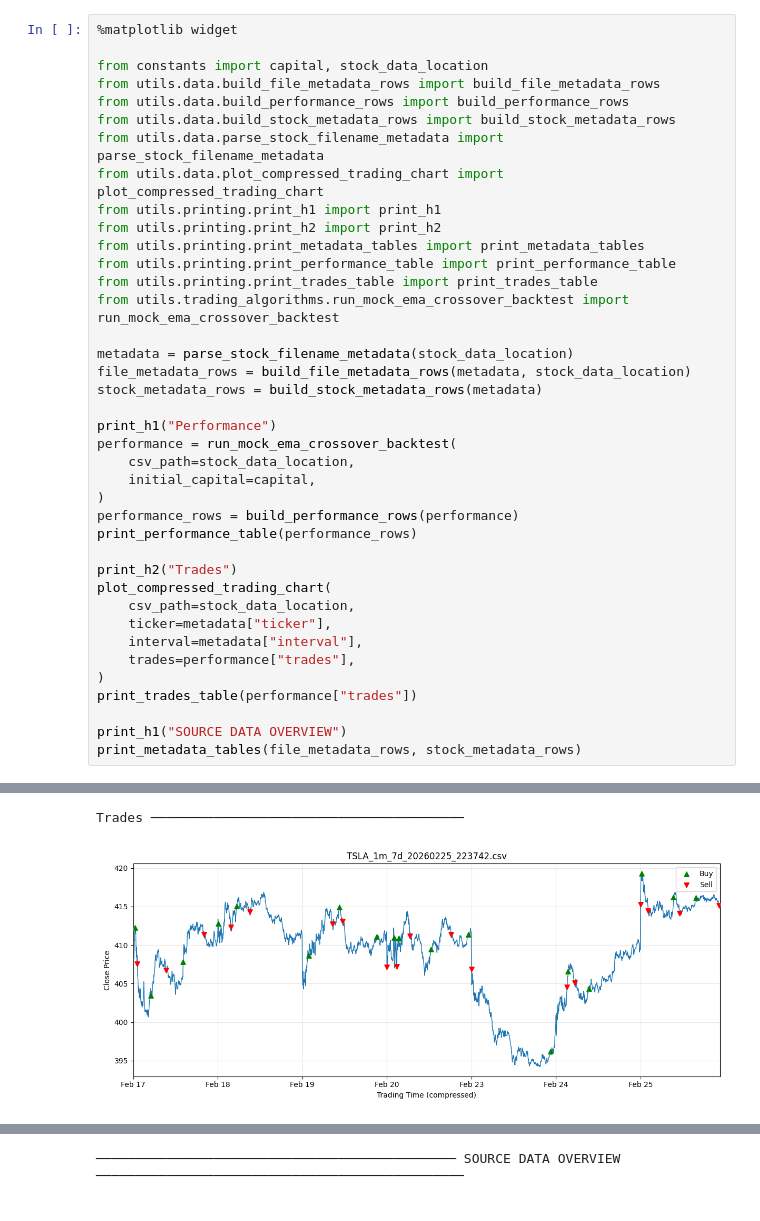
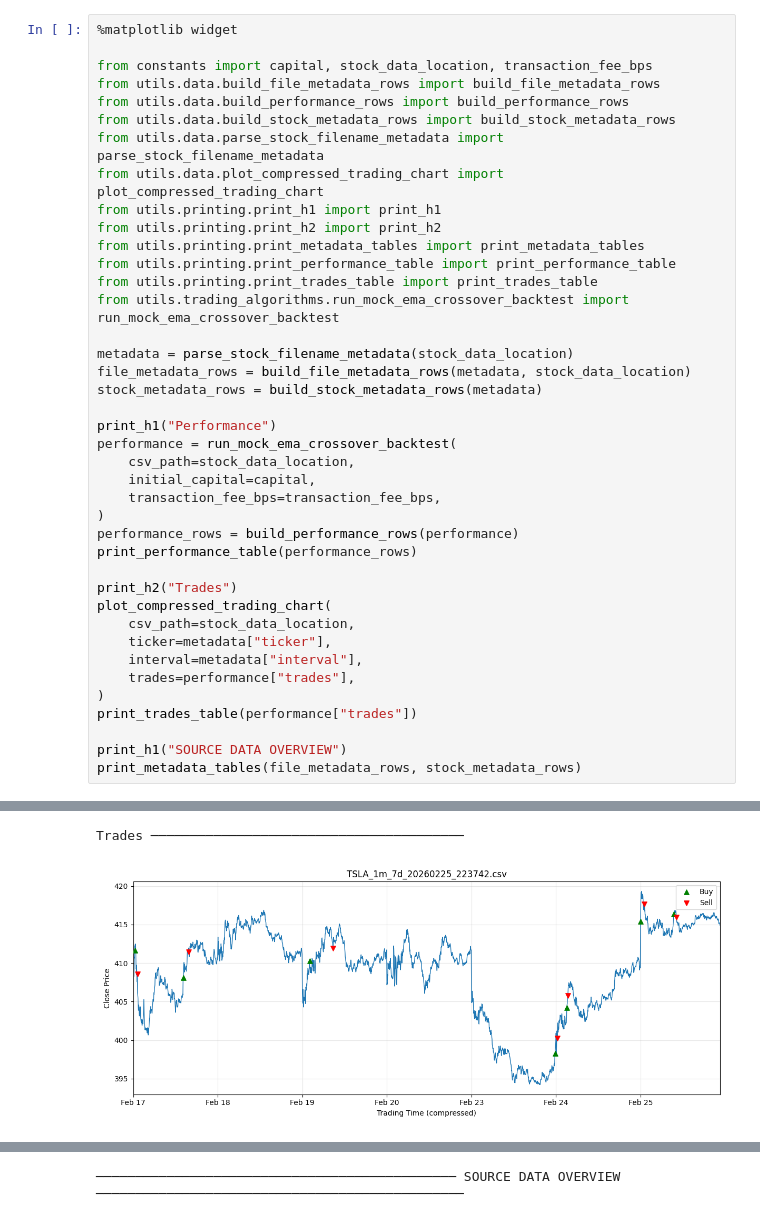
Before and after one commit to KrisHHFI/JuptyerLab_Historical_Stock_data_Trader, a Jupyter notebook: main.ipynb, the cells around one changed output, grey strips where cells are left out. Drawn from its saved outputs; the diff is of its cells as text.

```diff
--- a/main.ipynb
+++ b/main.ipynb
@@ -1,7 +1,7 @@
 # %%
 %matplotlib widget
 
-from constants import capital, stock_data_location
+from constants import capital, stock_data_location, transaction_fee_bps
 from utils.data.build_file_metadata_rows import build_file_metadata_rows
 from utils.data.build_performance_rows import build_performance_rows
 from utils.data.build_stock_metadata_rows import build_stock_metadata_rows
@@ -22,6 +22,7 @@ print_h1("Performance")
 performance = run_mock_ema_crossover_backtest(
     csv_path=stock_data_location,
     initial_capital=capital,
+    transaction_fee_bps=transaction_fee_bps,
 )
 performance_rows = build_performance_rows(performance)
 print_performance_table(performance_rows)
@@ -60,2 +61,2 @@ Mock Trading Results ───────────────────
 Trades ────────────────────────────────────────
-[figure, old version]
+[figure, new version]
```
Also changed, not shown: parts of 1 cell of this notebook, 5 other files.
